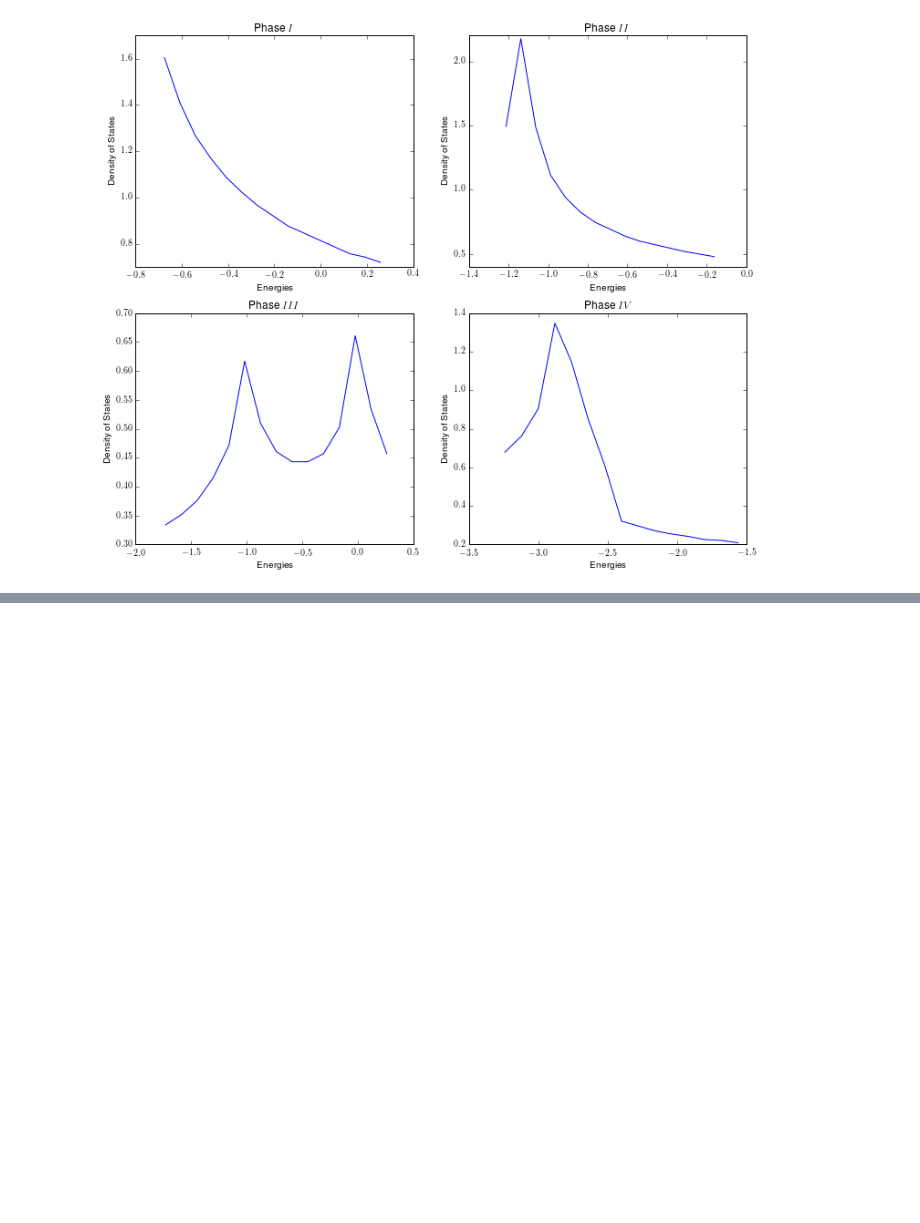
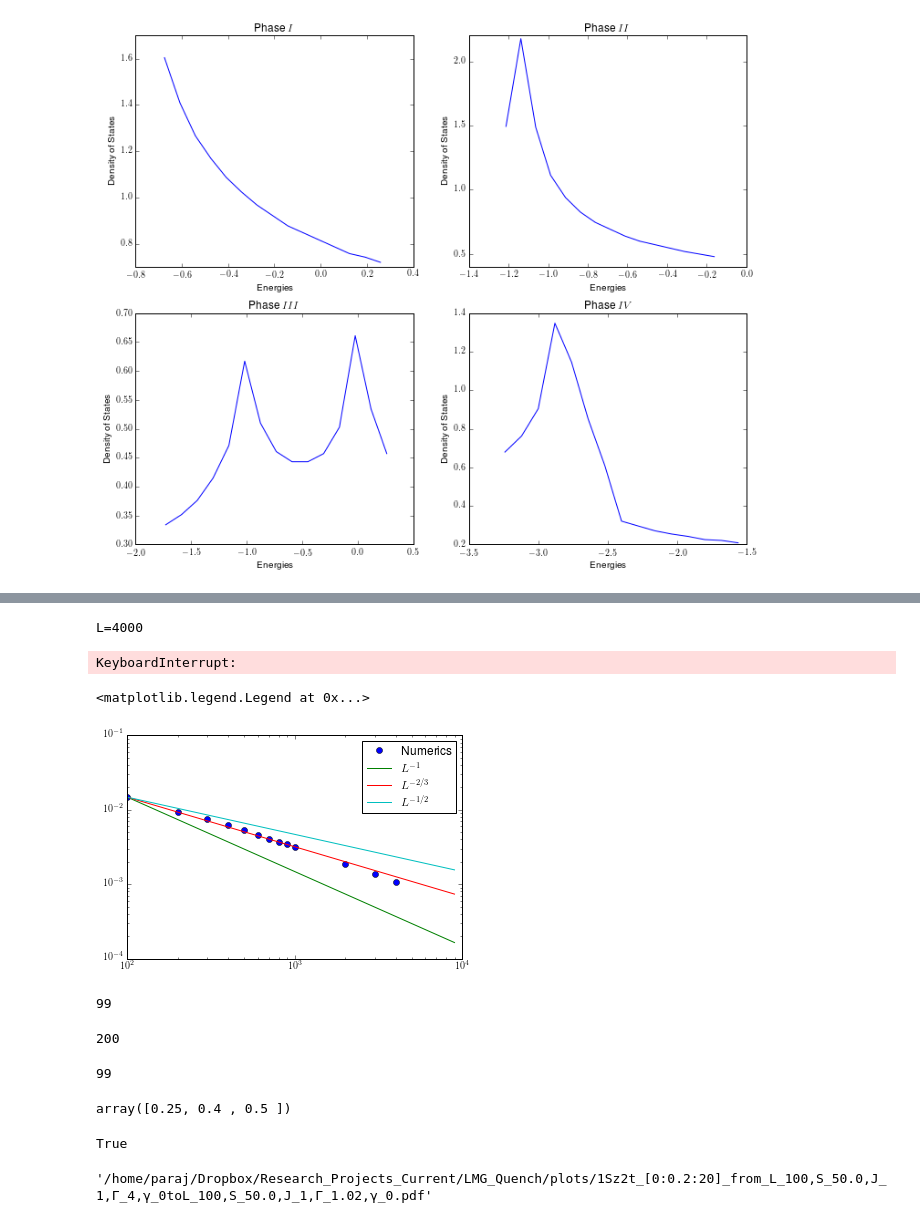
Before and after one commit to paraj003/LMG_quench, a Jupyter notebook: LMG_sim.ipynb, the cells around one changed output, grey strips where cells are left out. Saved outputs shown, nothing was run; the diff lists cells and outputs as text; code cells hidden in the pictures; blank space fills up the shorter version.

```diff
--- a/LMG_sim.ipynb
+++ b/LMG_sim.ipynb
@@ -275,0 +285,69 @@ paramvals0.Γ
+# %%
+Larr=np.concatenate([np.arange(100,1000,100),np.arange(1000,10000,1000)]) #Set system size.
+dt=0.2 #time step
+Tf=20 # final time step
+Nsteps=int(Tf/dt)
+tarr=np.arange(dt,Tf+dt,dt)
+# %%
+Sz2vals=np.zeros((Nsteps,np.size(Larr)))
+for L,p in zip(Larr,range(np.size(Larr))):
+    paramvals0=Ham_params(N=L,S=L/2,J=1,γ=0,Γ=4)
+    paramvalsf=Ham_params(N=L,S=L/2,J=1,γ=0,Γ=1.02)
+    #Initial state Ground state of the paramagnetic phase
+    Ham0=LMG_generateHam(paramvals0)
+    GSenergy,vec=spla.eigs(Ham0,k=1,which="SR")
+    InitState=vec[:,0]
+    #quench hamiltonian
+    Hamf=LMG_generateHam(paramvalsf)
+    U_dt=LA.expm(-1j*Hamf*dt)
+    #time-evolved magnetization squared
+    Sz2vals[:,p]=time_evolved_Sz2(InitState,Nsteps,U_dt)
+    print('L='+str(L), end='\r', flush=True)
+# %% [output]
+L=4000
+KeyboardInterrupt:
+# %%
+#Plot average magnetization as a function of L
+#Analytical formulae
+g0=paramvals0.Γ/paramvals0.J
+gf=paramvalsf.Γ/paramvalsf.J
+ω0=2*paramvals0.Γ*(1-1/g0)**0.5
+ωf=2*paramvalsf.Γ*(1-1/gf)**0.5
+ω0t=(1-1/g0)**0.5
+ωft=(1-1/gf)**0.5
+Sz2infarr=(1/8)*(1/ω0t+(ω0t)/ωft**2)*Larr
+##numerical formulae
+Sztavg=np.mean(Sz2vals, axis=0)
+#plt.loglog(Larr,np.divide(np.abs(Sz2infarr-Sztavg),(Sz2infarr)),'o')
+plt.figure()
+plt.loglog(Larr,np.divide(Sztavg,Larr**2),'o',label='Numerics')
+plt.loglog(Larr,np.divide(Sztavg,Larr**2)[0]*Larr[0]/Larr,'-',label='$L^{-1}$')
+plt.loglog(Larr,np.divide(Sztavg,Larr**2)[0]*(Larr[0]/Larr)**(2/3),'-',label='$L^{-2/3}$')
+plt.loglog(Larr,np.divide(Sztavg,Larr**2)[0]*(Larr[0]/Larr)**(1/2),'-',label='$L^{-1/2}$')
+plt.ylabel('$\overline{\langle S_z^2(t)\rangle$}',fontsize=25)
+plt.xlabel('Syste Size, L',fontsize=25)
+plt.legend(loc=1,numpoints=1)
+# %% [output]
+<matplotlib.legend.Legend at 0x...>
+[figure, added]
+# %%
+np.size(time_evolved_Sz2(InitState,Nsteps,U_dt))
+# %% [output]
+99
+200
+# %%
+Sz2vals[:,0]=time_evolved_Sz2(InitState,Nsteps,U_dt)
+# %% [output]
+99
+# %%
+np.divide([1,2,3],[4,5,6])
+# %% [output]
+array([0.25, 0.4 , 0.5 ])
+# %%
+ isinstance(figname, str)
+# %% [output]
+True
+# %%
+figname
+# %% [output]
+'/home/paraj/Dropbox/Research_Projects_Current/LMG_Quench/plots/1Sz2t_[0:0.2:20]_from_L_100,S_50.0,J_1,Γ_4,γ_0toL_100,S_50.0,J_1,Γ_1.02,γ_0.pdf'
```
Also changed, not shown: parts of 24 cells of this notebook, 1 other file.
